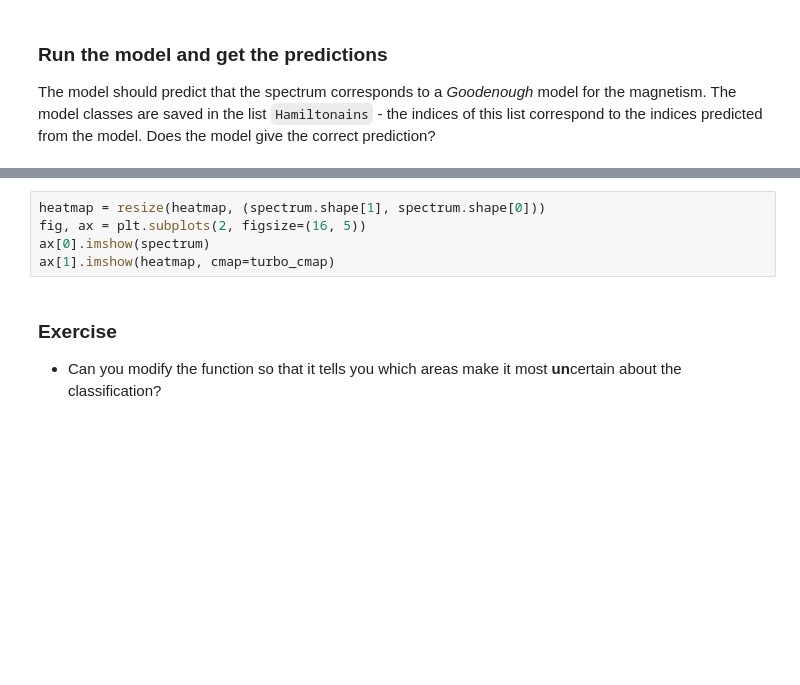
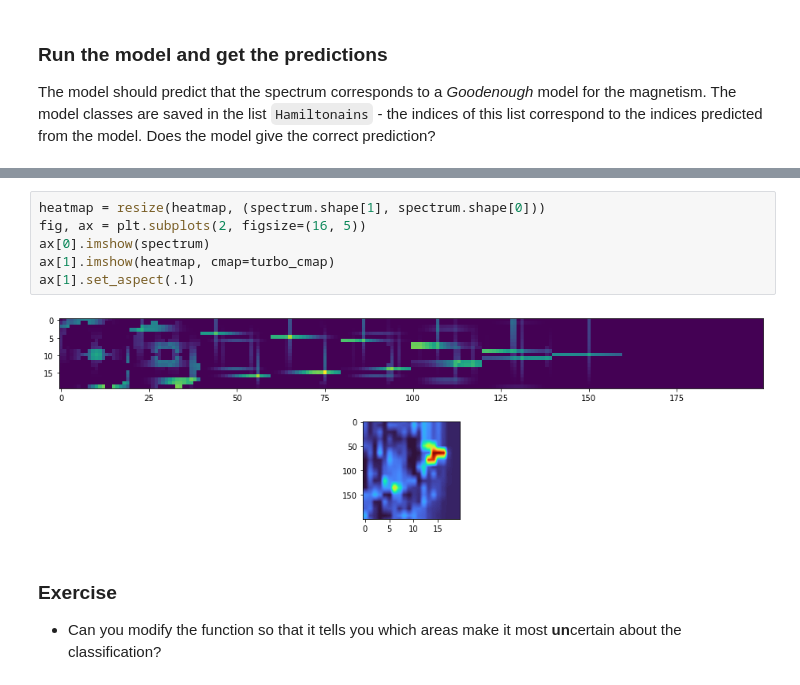
Before and after one commit to stfc-sciml/sciml-workshop, a Jupyter notebook: course_2.0_with_solutions/09_debugging_exploring_exercise.ipynb, the cells around one changed output, grey strips where cells are left out. Drawn from its saved outputs; the diff is of its cells as text; blank space fills up the shorter version.

```diff
--- a/course_2.0_with_solutions/09_debugging_exploring_exercise.ipynb
+++ b/course_2.0_with_solutions/09_debugging_exploring_exercise.ipynb
@@ -194,8 +217,11 @@ plt.show()
 # %%
 heatmap = resize(heatmap, (spectrum.shape[1], spectrum.shape[0]))
 fig, ax = plt.subplots(2, figsize=(16, 5))
 ax[0].imshow(spectrum)
 ax[1].imshow(heatmap, cmap=turbo_cmap)
+ax[1].set_aspect(.1)
+# %% [output]
+[figure, added]
 # %% [markdown]
 ### Exercise
 
```
Also changed, not shown: parts of 4 cells of this notebook, 1 other file.
